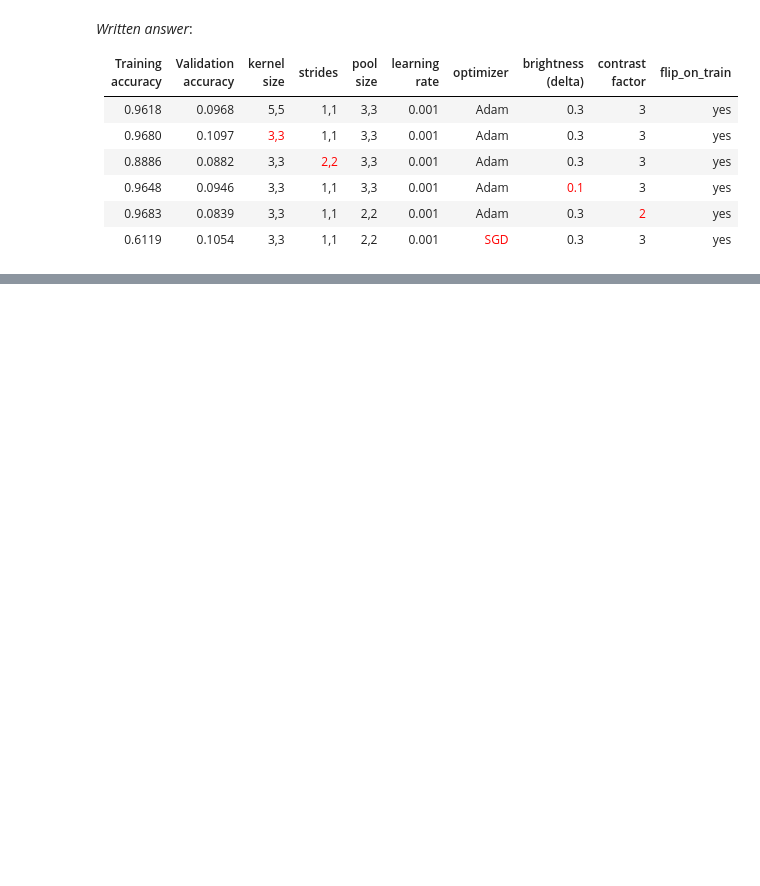
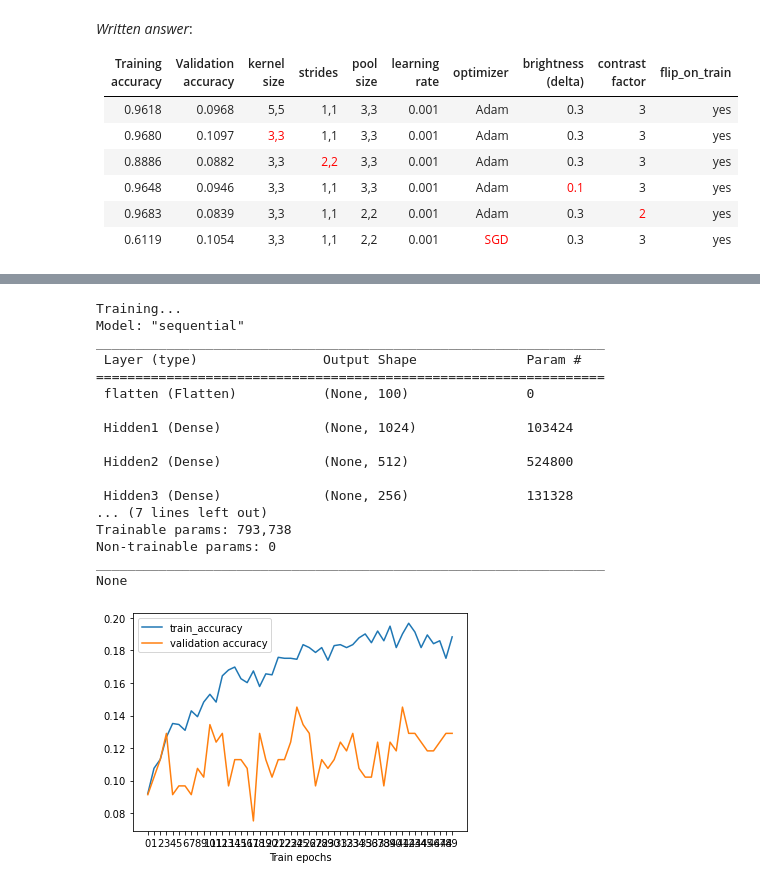
Before and after one commit to maxencefrenette/youtube-views-predictor, a Jupyter notebook: src/models/models-cnn-thumbnails.ipynb, the cells around one changed output, grey strips where cells are left out. Cells and saved outputs as stored; diff of their text form; code cells hidden in the pictures; blank space fills up the shorter version.

Commit message:
Update computer vision models
Added nsfw scores data and models, updated cnn thumbnails

```diff
--- a/src/models/models-cnn-thumbnails.ipynb
+++ b/src/models/models-cnn-thumbnails.ipynb
@@ -583,0 +578,18 @@ vgg16_label_df
+# %%
+#pull in train and test datasets
+X_train, y_train,X_test,y_test = process_data(buckets = 10)
+
+X_train_embedding = vgg16_label_df[vgg16_label_df['video_id'].isin(X_train.video_id)]
+X_test_embedding = vgg16_label_df[vgg16_label_df['video_id'].isin(X_test.video_id)]
+print(X_train_embedding.shape)
+print(X_test_embedding.shape)
+
+encoder = LabelEncoder()
+encoder.fit(pd.concat([y_train['views_category_10'], y_test['views_category_10']]))
+
+Y_train_cat = encoder.transform(y_train['views_category_10'])
+Y_test_cat = encoder.transform(y_test['views_category_10'])
+print(Y_train_cat.shape)
+print(Y_test_cat.shape)
+X_train_embedding.drop(columns = ['video_id'],inplace=True)
+X_test_embedding.drop(columns = ['video_id'],inplace=True)
@@ -583,0 +646,60 @@ vgg16_label_df
+# %%
+hidden_layer_sizes=[1024,512,256,128]
+activation='relu'
+optimizer='Adam'
+learning_rate=0.01
+num_epochs=50
+
+# Build the model.
+model = build_model(n_classes=10,
+                  hidden_layer_sizes=hidden_layer_sizes,
+                  activation=activation,
+                  optimizer=optimizer,
+                  learning_rate=learning_rate)
+
+# Train the model.
+print('Training...')
+history = model.fit(
+x=X_train_embedding,
+y=Y_train_cat,
+epochs=num_epochs,
+batch_size=64,
+validation_split=0.1,
+verbose=0)
+
+print(model.summary())
+
+# Retrieve the training metrics (after each train epoch) and the final test
+# accuracy.
+train_accuracy = history.history['accuracy']
+val_accuracy = history.history['val_accuracy']
+plt.plot(train_accuracy, label='train_accuracy')
+plt.plot(val_accuracy, label='validation accuracy')
+plt.xticks(range(num_epochs))
+plt.xlabel('Train epochs')
+plt.legend()
+plt.show()
+
+test_accuracy = model.evaluate(x=X_test_embedding, y=Y_test_cat, verbose=0,
+                             return_dict=True)['accuracy']
+predict_x=model.predict(X_test_embedding)
+classes_x=np.argmax(predict_x,axis=1)
+# %% [output]
+Training...
+Model: "sequential"
+_________________________________________________________________
+ Layer (type)                Output Shape              Param #
+=================================================================
+ flatten (Flatten)           (None, 100)               0
+
+ Hidden1 (Dense)             (None, 1024)              103424
+
+ Hidden2 (Dense)             (None, 512)               524800
+
+ Hidden3 (Dense)             (None, 256)               131328
+... (7 lines left out)
+Trainable params: 793,738
+Non-trainable params: 0
+_________________________________________________________________
+None
+[figure, added]
```
Also changed, not shown: parts of 35 cells of this notebook, 7 other files.
